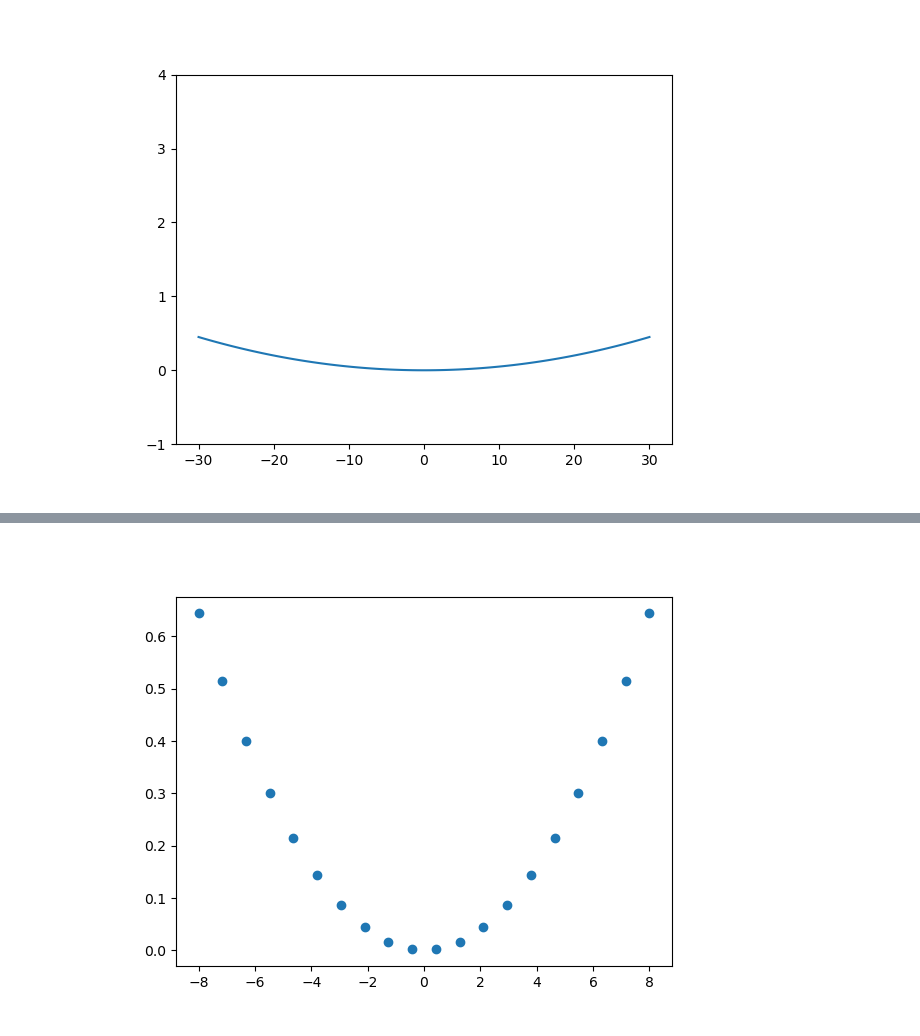
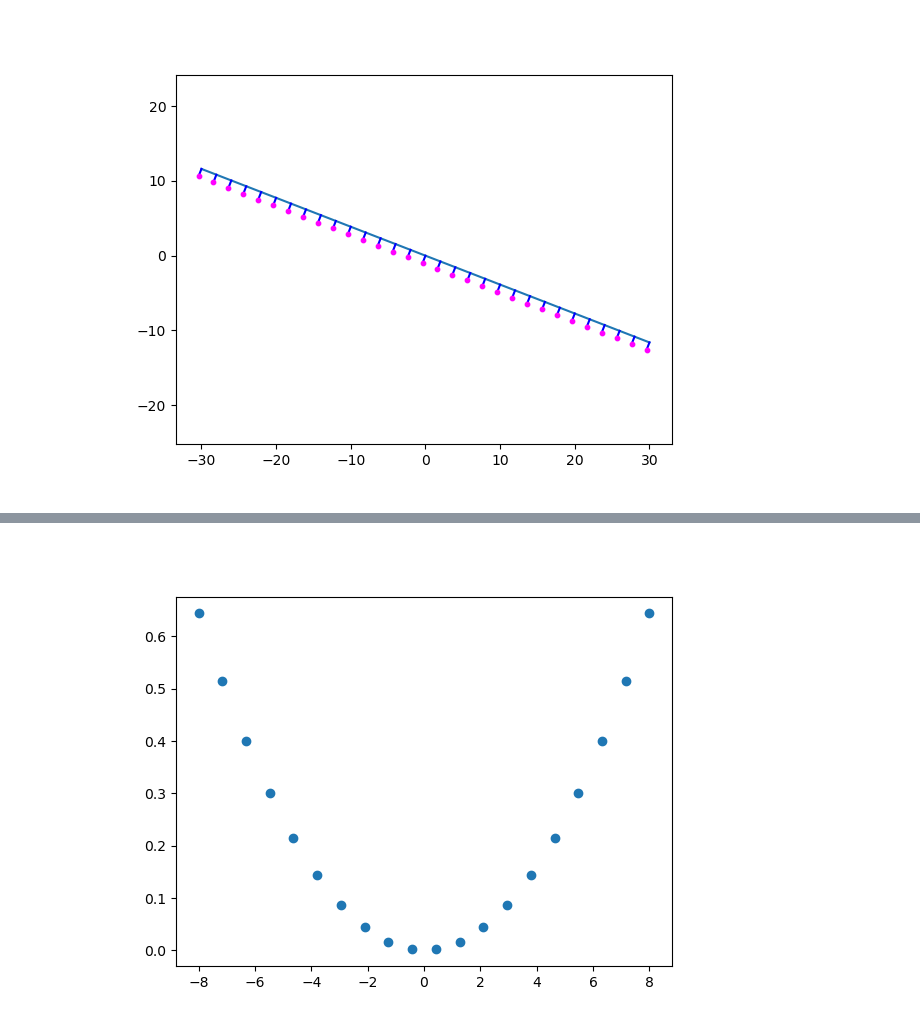
Before and after one commit to ellenle3/ifugen, a Jupyter notebook: surface_generator.ipynb, the cells around one changed output, grey strips where cells are left out. Saved outputs shown, nothing was run; the diff lists cells and outputs as text; code cells hidden in the pictures.

```diff
--- a/surface_generator.ipynb
+++ b/surface_generator.ipynb
@@ -327,24 +310,40 @@ array([-0.83892638, -0.84192509, -0.8448626 , -0.8477389 , -0.85055399,
 # %%
+sag_func = tilted_plane_sag
+surface_norm_func = tilted_plane_surface_normal
+#sag_func = conic_3d_sag
+#surface_norm_func = #conic_3d_surface_normal
+
 xs = np.linspace(-30,30,100)
 y0 = 0
-r = 1000
+r = -50
 c = 1/r
-k = -1
-alpha = 0
-beta = 0
-gamma = 0
+k = 0
+alpha = -20
+beta = 10
+gamma = -30
 
-surface = conic_3d(xs, y0, c, k, alpha, beta, gamma)
+surface = sag_func(xs, y0, c, k, alpha, beta, gamma)
 
 #print(conic_3d_sag_critical_x_y(c, k, 0, 2, gamma))
+
 
 #idx = np.argmin(surface)
 #print(xs[idx])
 
 plt.figure()
 plt.plot(xs, surface)
-plt.ylim(-1,4)
+
+for xtest in np.arange(-30, 30.1, 2):
+    nx, ny, nz = surface_norm_func(xtest, y0, c, k, alpha, beta, gamma)
+    ztest = sag_func(xtest, y0, c, k, alpha, beta, gamma)
+    plt.plot([xtest, xtest+nx], [ztest, ztest+nz], c='b')
+    plt.scatter([xtest+nx], [ztest+nz], c='fuchsia', s=10, zorder=10)
+    #plt.plot([xtest, xtest-c*xtest], [ztest, ztest+1-c*ztest], c='r')
+plt.plot()
+plt.axis("equal")
+#plt.plot([xtest, xtest-c*xtest], [ztest, ztest+1-c*ztest], c='r')
+#plt.ylim(-1,4)
 #plt.scatter(xs[idx], surface[idx], c='r')
 plt.show()
 # %% [output]
-[figure, old version]
+[figure, new version]
```
Also changed, not shown: parts of 12 cells of this notebook, 7 other files.
